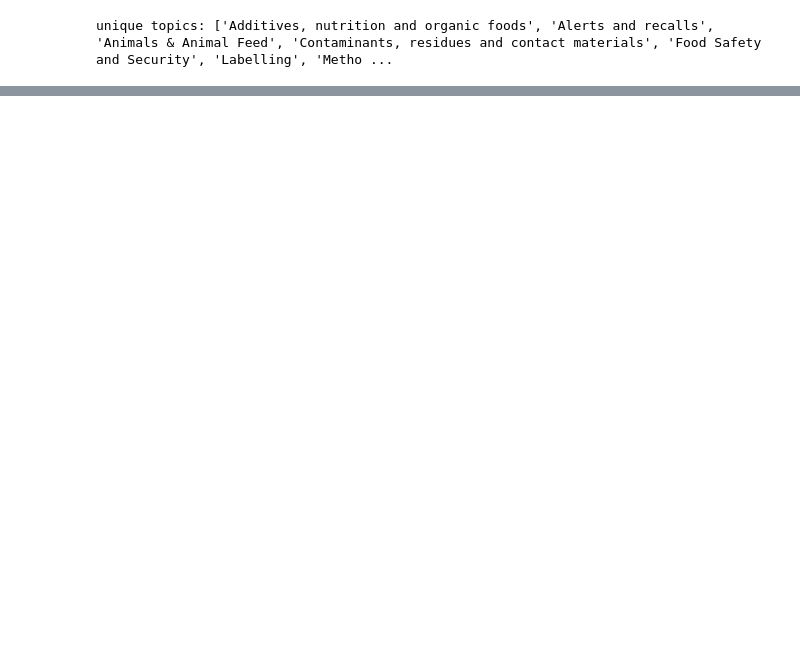
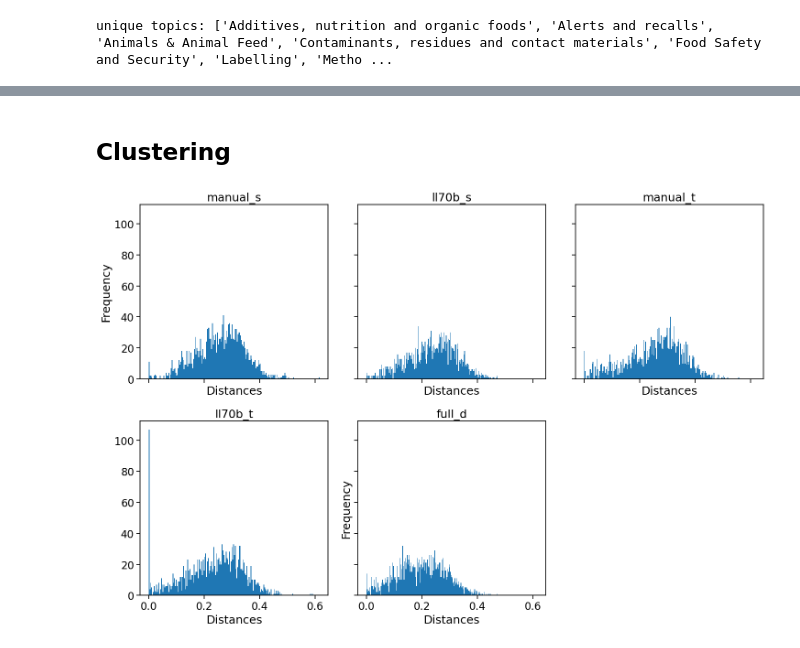
Before and after one commit to EFRA-DH/sgs, a Jupyter notebook: efra_dh_benchmark.ipynb, the cells around one changed output, grey strips where cells are left out. Drawn from its saved outputs; the diff is of its cells as text; code cells hidden in the pictures; blank space fills up the shorter version.

```diff
--- a/efra_dh_benchmark.ipynb
+++ b/efra_dh_benchmark.ipynb
@@ -694,5 +342,0 @@ with open('/content/drive/MyDrive/agroknow/ir+nlp/stella1.5B_emb_topic_queries.p
-# %%
-#@title load query e
-!gdown 1WfN_CeQD5FxVCt5kub7qlqw3sFRZ2G2h
-with open('stella1.5B_emb_topic_queries.pkl', 'rb') as f:
-    query_embeddings = pickle.load(f)
@@ -703,5 +342,0 @@ To: /content/stella1.5B_emb_topic_queries.pkl
-# %%
-#@title load similarities matrices dict
-!gdown 1WJFt20ADfwsGyAOLi_fVyRYKvpsUi9qz
-with open('stella1.5B_query_similarities.pkl', 'rb') as f:
-    query_similarities = pickle.load(f)
@@ -819,0 +751,6 @@ for k in range(1, 15):
+# %%
+#@title generate search query emb
+query_prompt_name = "s2p_query"
+query_embeddings = model.encode(topic_queries.values(), prompt_name=query_prompt_name)
+with open('stella1.5B_emb_topic_queries.pkl', 'wb') as f:
+    pickle.dump(query_embeddings, f)
@@ -819,0 +972,2 @@ for k in range(1, 15):
+# %% [markdown]
+## Clustering
@@ -819,0 +978,36 @@ for k in range(1, 15):
+# %%
+#@title histograms of dist from 2NN
+
+num_embeddings = len(e_dict)
+num_cols = 3
+num_rows = (num_embeddings + num_cols - 1) // num_cols
+
+fig, axes = plt.subplots(nrows=num_rows, ncols=num_cols, figsize=(15, 5 * num_rows), sharey=True, sharex=True)
+axes = axes.flatten()
+
+ordered_e = ['manual_s', 'll70b_s', 'manual_t', 'll70b_t', 'full_d']
+for i, emb_name in enumerate(ordered_e):
+    emb=e_dict[emb_name]
+    ax = axes[i]
+
+    # Compute the distance to the 2nd nearest neighbor
+    nbrs = NearestNeighbors(n_neighbors=2, metric="cosine").fit(emb)
+    distances, indices = nbrs.kneighbors(emb)
+    sorted_distances = np.sort(distances[:, 1])
+
+    # Plot histogram
+    ax.hist(sorted_distances, bins=200)
+    ax.set_xlabel("Distances")
+    if i == 0 or i==4:
+      ax.set_ylabel("Frequency")
+    ax.set_title(emb_name)
+
+# Hide any empty subplots if num_embeddings is not a multiple of 3
+for j in range(i + 1, len(axes)):
+    fig.delaxes(axes[j])
+
+plt.tight_layout()
+plt.savefig("all_histograms.png")
+plt.show()
+# %% [output]
+[figure, added]
```
Also changed, not shown: parts of 82 cells of this notebook.
